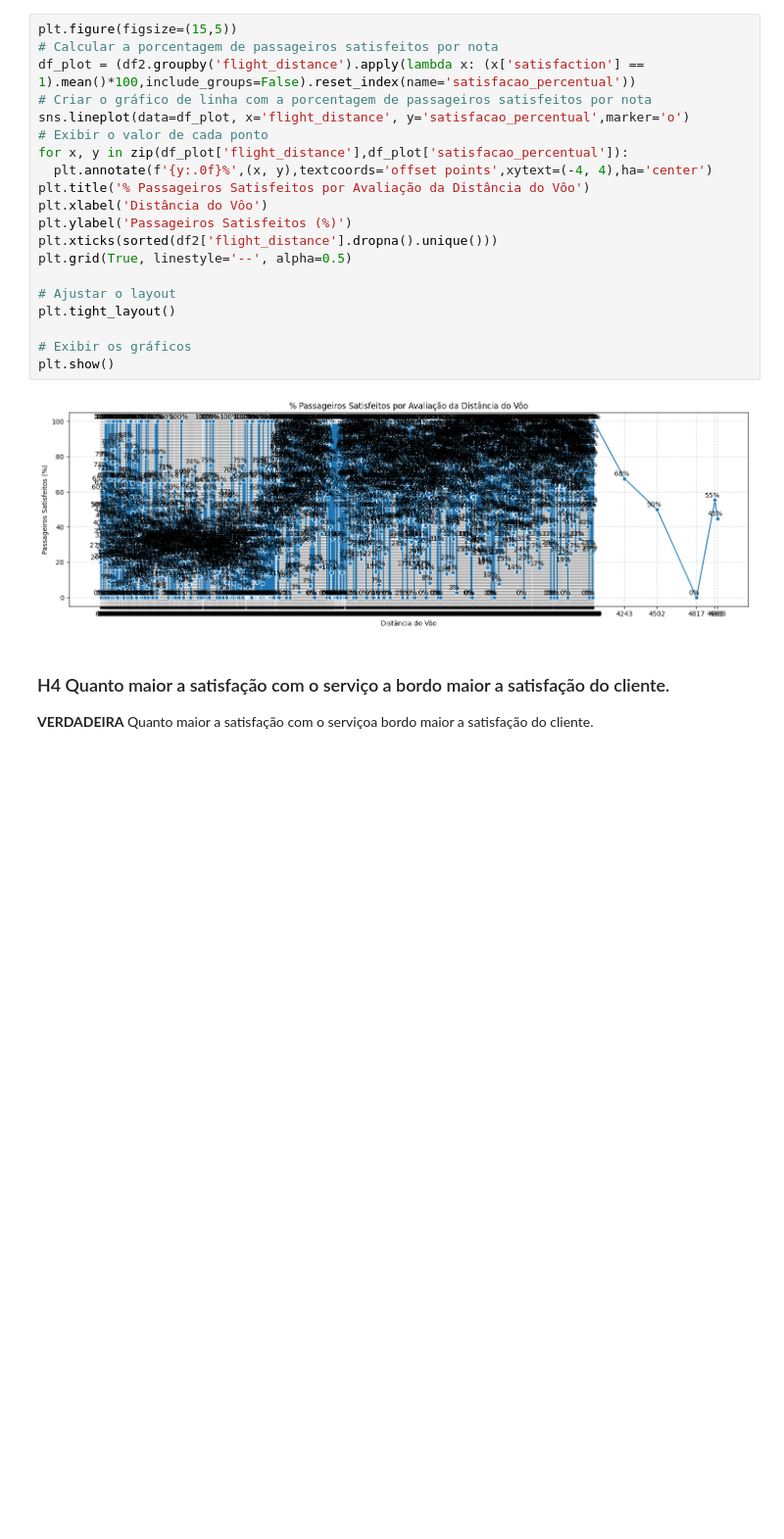
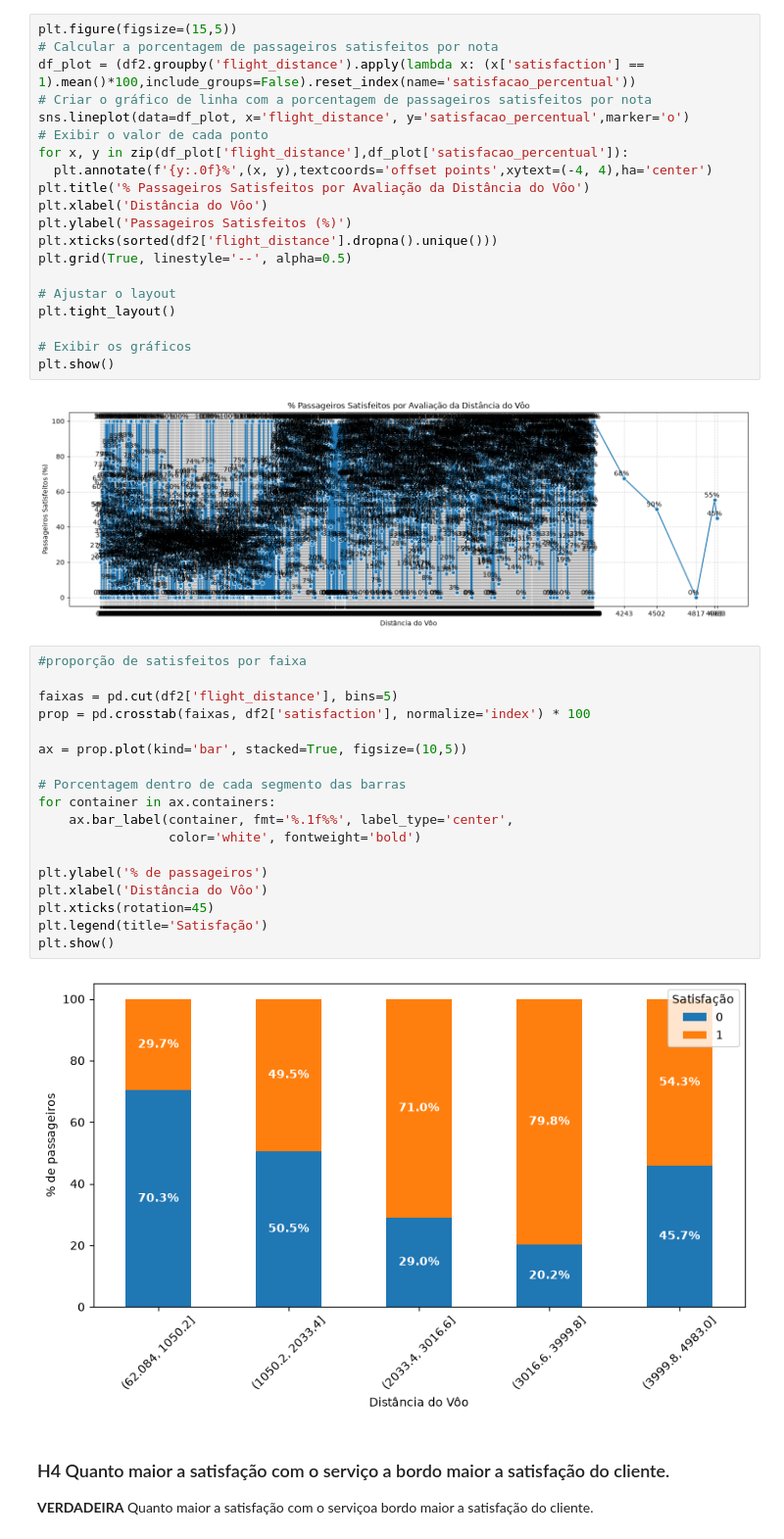
Before and after one commit to Data-Projects1/airline_satisfaction, a Jupyter notebook: notebooks/02.analise_satisf-validacao_hipoteses.ipynb, the cells around one changed output. Shown at 98% size. Drawn from its saved outputs; the diff is of its cells as text; blank space fills up the shorter version.

```diff
--- a/notebooks/02.analise_satisf-validacao_hipoteses.ipynb
+++ b/notebooks/02.analise_satisf-validacao_hipoteses.ipynb
@@ -690,6 +703,26 @@ plt.tight_layout()
 plt.show()
 # %% [output]
 [figure]
+# %%
+#proporção de satisfeitos por faixa
+
+faixas = pd.cut(df2['flight_distance'], bins=5)
+prop = pd.crosstab(faixas, df2['satisfaction'], normalize='index') * 100
+
+ax = prop.plot(kind='bar', stacked=True, figsize=(10,5))
+
+# Porcentagem dentro de cada segmento das barras
+for container in ax.containers:
+    ax.bar_label(container, fmt='%.1f%%', label_type='center',
+                 color='white', fontweight='bold')
+
+plt.ylabel('% de passageiros')
+plt.xlabel('Distância do Vôo')
+plt.xticks(rotation=45)
+plt.legend(title='Satisfação')
+plt.show()
+# %% [output]
+[figure, added]
 # %% [markdown]
 ### H4 Quanto maior a satisfação com o serviço a bordo maior a satisfação do cliente.
 
```
Also changed, not shown: parts of 11 cells of this notebook.
